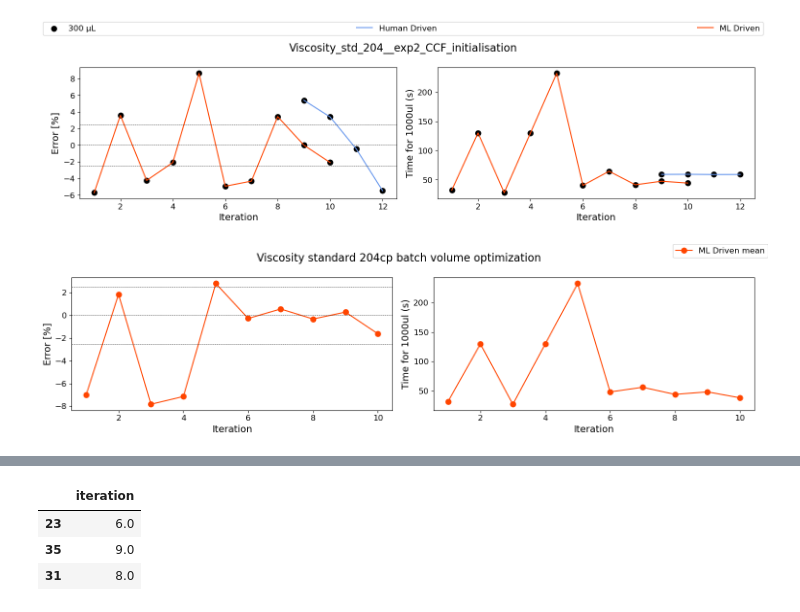
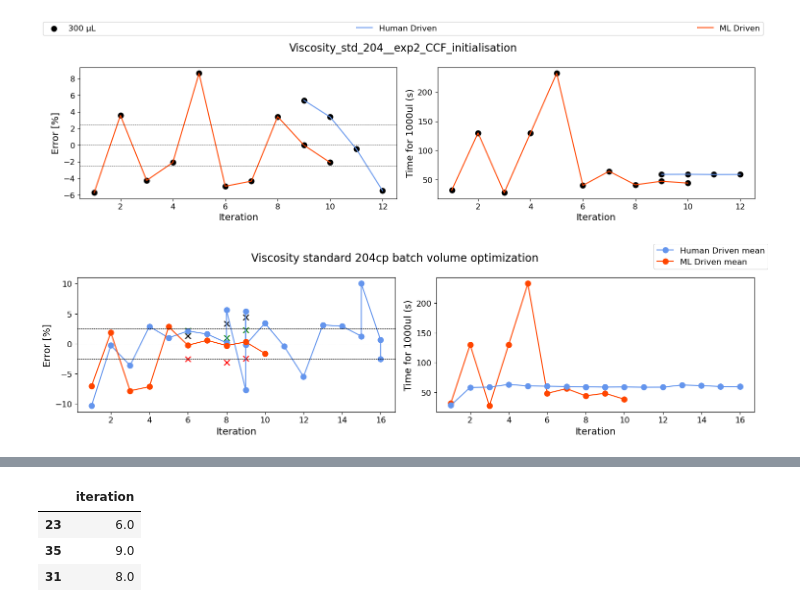
Before and after one commit to Quijanove/viscosity_liquid_transfer_Pablo, a Jupyter notebook: Opentrons_experiments/BOTorch_optimization/plot_presentation_Opentrons.ipynb, the cells around one changed output, grey strips where cells are left out. Cells and saved outputs as stored; diff of their text form; code cells hidden in the pictures.

```diff
--- a/Opentrons_experiments/BOTorch_optimization/plot_presentation_Opentrons.ipynb
+++ b/Opentrons_experiments/BOTorch_optimization/plot_presentation_Opentrons.ipynb
@@ -241,7 +261,6 @@ df_man_1000 = df_man.where(df_man.volume==1000).dropna(how='all')
 df_man_500 = df_man.where(df_man.volume==500).dropna(how='all')
 df_man_300 = df_man.where(df_man.volume==300).dropna(how='all')
 df_man_100 = df_man.where(df_man.volume==100).dropna(how='all')
-df_man_mean = df_man.where(df_man.volume=='mean[300, 500, 1000]').dropna(how='all')
 
 
 df_exp3_1000 = df_exp3.where(df_exp3.volume=='1000').dropna(how='all')
@@ -254,64 +273,55 @@ df_exp3_mean = df_exp3.where(df_exp3.volume=='mean[300, 500, 1000]').dropna(how=
 
 df_exp3_mean_min_iteration = df_exp3_mean[['iteration','%error']].abs().sort_values('%error').iloc[0:3,0].copy()
 df_exp3_mean_min_iteration_df = pd.DataFrame(data=df_exp3_mean_min_iteration)
-df_man_mean_min_iteration = df_man_mean[['iteration','%error']].abs().sort_values('%error').iloc[0:3,0].copy()
-df_man_mean_min_iteration_df = pd.DataFrame(data=df_man_mean_min_iteration)
+
+test_mean_df = pd.DataFrame()
+test_300_df = pd.DataFrame()
+test_500_df = pd.DataFrame()
+test_1000_df = pd.DataFrame()
+for i in df_exp3_mean_min_iteration_df['iteration']:
+    test_mean_df= pd.concat([test_mean_df, df_exp3_mean[df_exp3_mean['iteration']==int(i)]])
+    test_300_df= pd.concat([test_300_df, df_exp3_300[df_exp3_300['iteration']==int(i)]])
+    test_500_df= pd.concat([test_500_df, df_exp3_500[df_exp3_500['iteration']==int(i)]])
+    test_1000_df= pd.concat([test_1000_df, df_exp3_1000[df_exp3_1000['iteration']==int(i)]])
 
 # Plotting graph 1: Iteration against error
-if len(df_man_mean) != 0:
-    axs.flatten()[0].plot(df_man_mean['iteration'],df_man_mean['%error'],marker= 'o', label = 'Human Driven mean', c = 'cornflowerblue')
-
-if len(df_man_1000) != 0:
-    axs.flatten()[0].scatter(df_man_1000.where(df_man_1000['iteration']==df_man_mean_min_iteration_df).dropna()['iteration'],df_man_1000.where(df_man_1000['iteration']==df_man_mean_min_iteration_df).dropna()['%error'], marker= 'x', c = 'red')
-
-if len(df_man_500) != 0:
-    axs.flatten()[0].scatter(df_man_500.where(df_man_500['iteration']==df_man_mean_min_iteration_df).dropna()['iteration'],df_man_500.where(df_man_500['iteration']==df_man_mean_min_iteration_df).dropna()['%error'], marker= 'x', c = 'green')
-
-if len(df_man_300) != 0:
-    axs.flatten()[0].scatter(df_man_300.where(df_man_300['iteration']==df_man_mean_min_iteration_df).dropna()['iteration'],df_man_300.where(df_man_300['iteration']==df_man_mean_min_iteration_df).dropna()['%error'], marker= 'x', c = 'black')
+if len(df_man) != 0:
+    axs.flatten()[0].plot(df_man['iteration'],df_man['%error'],marker= 'o', label = 'Human Driven mean', c = 'cornflowerblue')
 
 
 if len(df_exp3_mean) != 0:
     axs.flatten()[0].plot(df_exp3_mean['iteration'],df_exp3_mean['%error'],marker= 'o', label='ML Driven mean',c = 'orangered')
 
-
-if len(df_exp3_1000) != 0:
-    axs.flatten()[0].scatter(df_exp3_1000.where(df_exp3_1000['iteration']==df_exp3_mean_min_iteration_df).dropna()['iteration'],df_exp3_1000.where(df_exp3_1000['iteration']==df_exp3_mean_min_iteration_df).dropna()['%error'], marker= 'x', c = 'red')
-
-
-if len(df_exp3_500) != 0:
-    axs.flatten()[0].scatter(df_exp3_500.where(df_exp3_500['iteration']==df_exp3_mean_min_iteration_df).dropna()['iteration'],df_exp3_500.where(df_exp3_500['iteration']==df_exp3_mean_min_iteration_df).dropna()['%error'], marker= 'x', c = 'green')
-
-if len(df_exp3_300) != 0:
-    axs.flatten()[0].scatter(df_exp3_300.where(df_exp3_300['iteration']==df_exp3_mean_min_iteration_df).dropna()['iteration'],df_exp3_300.where(df_exp3_300['iteration']==df_exp3_mean_min_iteration_df).dropna()['%error'], marker= 'x', c = 'black')
 
 for i in range(len(axs.flatten())-1):
     axs.flatten()[i].axhline(y=0, ls = '--', color = 'black', linewidth=0.5)
     axs.flatten()[i].axhline(y=2.5, ls = '--', color = 'black', linewidth=0.5)
     axs.flatten()[i].axhline(y=-2.5, ls = '--', color = 'black', linewidth=0.5)
     axs.flatten()[i].set_xlabel('Iteration')
     axs.flatten()[i].set_ylabel('Error [%]')
 
 
 
 if len(df_exp3_mean) != 0:
     axs.flatten()[1].plot(df_exp3_mean['iteration'],df_exp3_mean['time_asp_1000'], marker ='o', c = 'orangered')
 
 
-#axs.flatten()[1].plot(df_man_mean['iteration'],df_man_1000['time_for_1000'], marker= 'o', c = 'cornflowerblue')
-
+axs.flatten()[1].plot(df_man['iteration'],df_man['time_for_1000'], marker= 'o', c = 'cornflowerblue')
 axs.flatten()[1].set_xlabel('Iteration')
 axs.flatten()[1].set_ylabel('Time for 1000ul (s)')
+axs.flatten()[0].scatter(test_300_df['iteration'],test_300_df['%error'], marker= 'x', c = 'black')
+axs.flatten()[0].scatter(test_500_df['iteration'],test_500_df['%error'], marker= 'x', c = 'green')
+axs.flatten()[0].scatter(test_1000_df['iteration'],test_1000_df['%error'], marker= 'x', c = 'red')
 
 fig.set_size_inches(15, 4)
 fig.suptitle('Viscosity standard '+str(std)+ 'cp batch volume optimization')
 fig.legend( loc='upper right',ncol=1, borderaxespad=0.)
 fig.tight_layout()
 
 REPO = 'viscosity_liquid_transfer_Pablo'
-folder = os.getcwd().split(REPO)[0]+REPO+r'\Sartorious_experiments\Finalised_Data'
+#folder = os.getcwd().split(REPO)[0]+REPO+r'\Sartorious_experiments\Finalised_Data'
 # fig.savefig(folder+r'/'+'Viscosity_std_'+std+'_exp2_line.png')
 # %% [output]
-[figure, old version]
+[figure, new version]
 # %%
 df_exp3_500.where(df_exp3_500['iteration']==df_exp3_mean_min_iteration)
```
Also changed, not shown: parts of 7 cells of this notebook.
